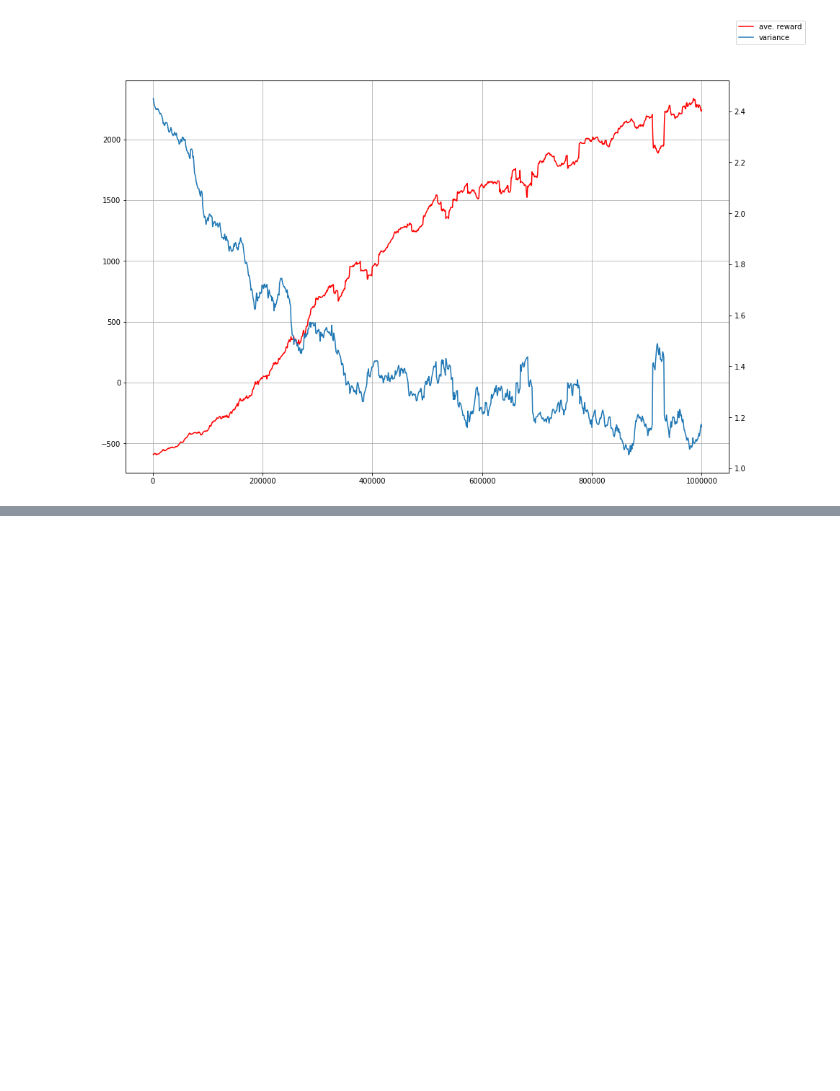
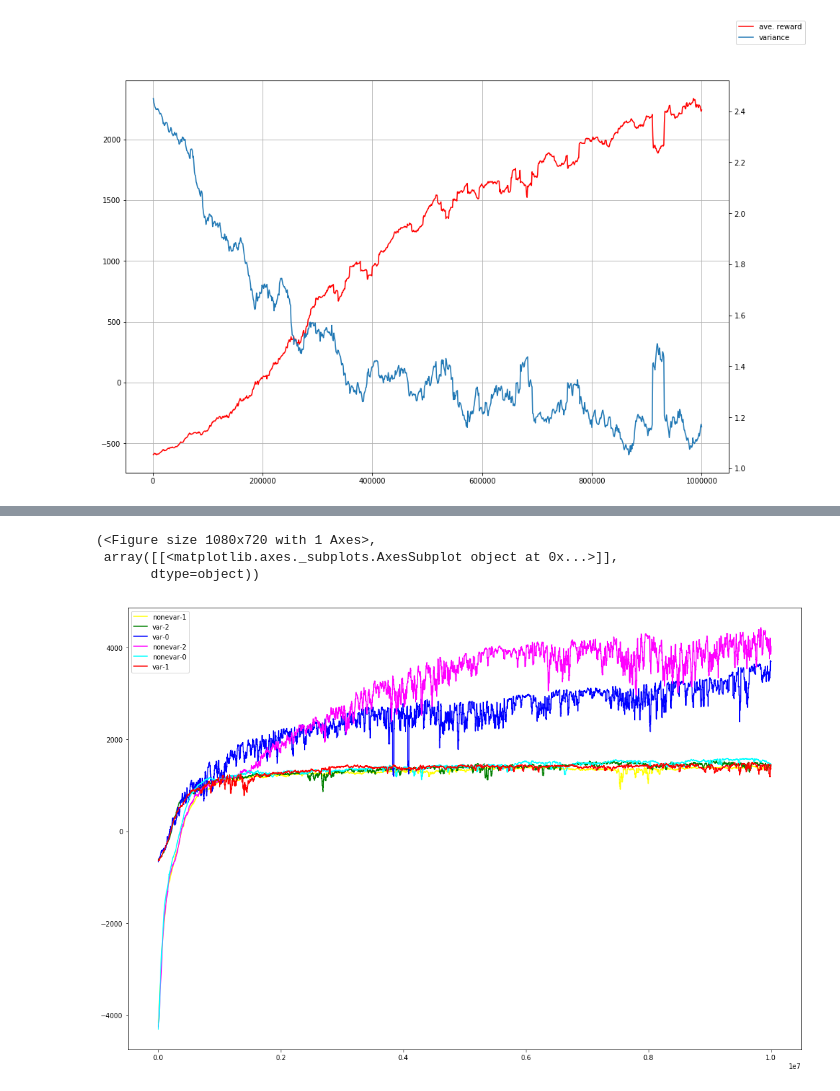
Before and after one commit to guiguiguiguigui/baselines, a Jupyter notebook: variances.ipynb, the cells around one changed output, grey strips where cells are left out. Saved outputs shown, nothing was run; the diff lists cells and outputs as text; code cells hidden in the pictures; blank space fills up the shorter version.

```diff
--- a/variances.ipynb
+++ b/variances.ipynb
@@ -171,0 +223,7 @@ fig.legend()
+# %%
+pu.plot_results(res,group_fn= lambda r:r.dirname.split('/')[-1], figsize=(15, 10), split_fn=lambda _: '')
+# %% [output]
+(<Figure size 1080x720 with 1 Axes>,
+ array([[<matplotlib.axes._subplots.AxesSubplot object at 0x...>]],
+       dtype=object))
+[figure, added]
```
Also changed, not shown: parts of 5 cells of this notebook.
